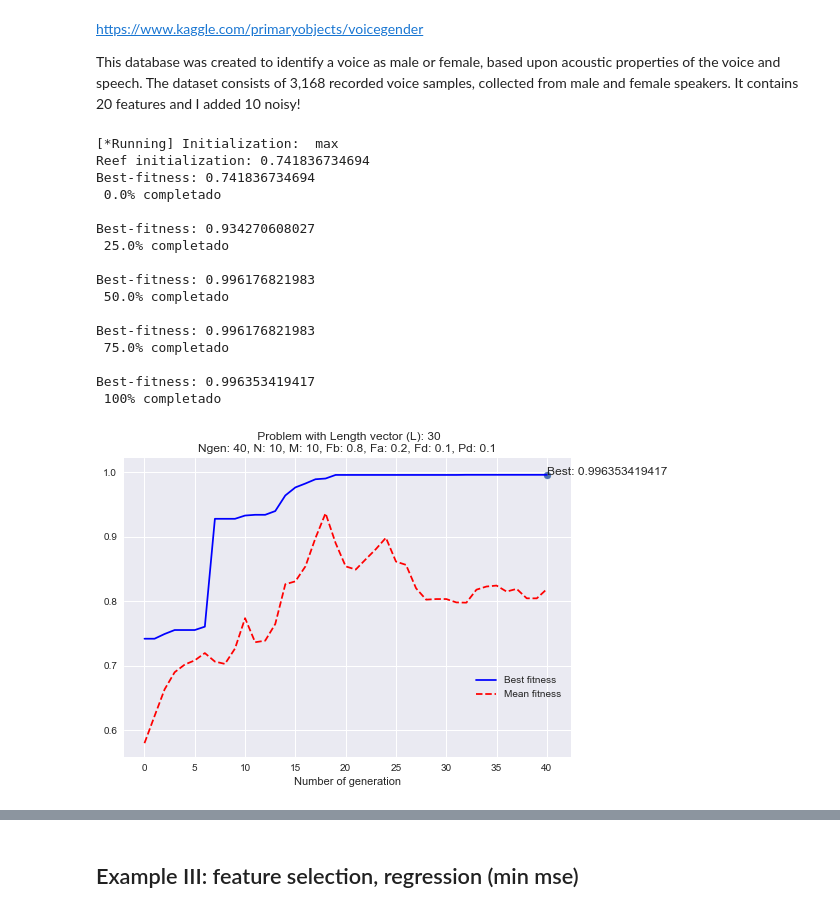
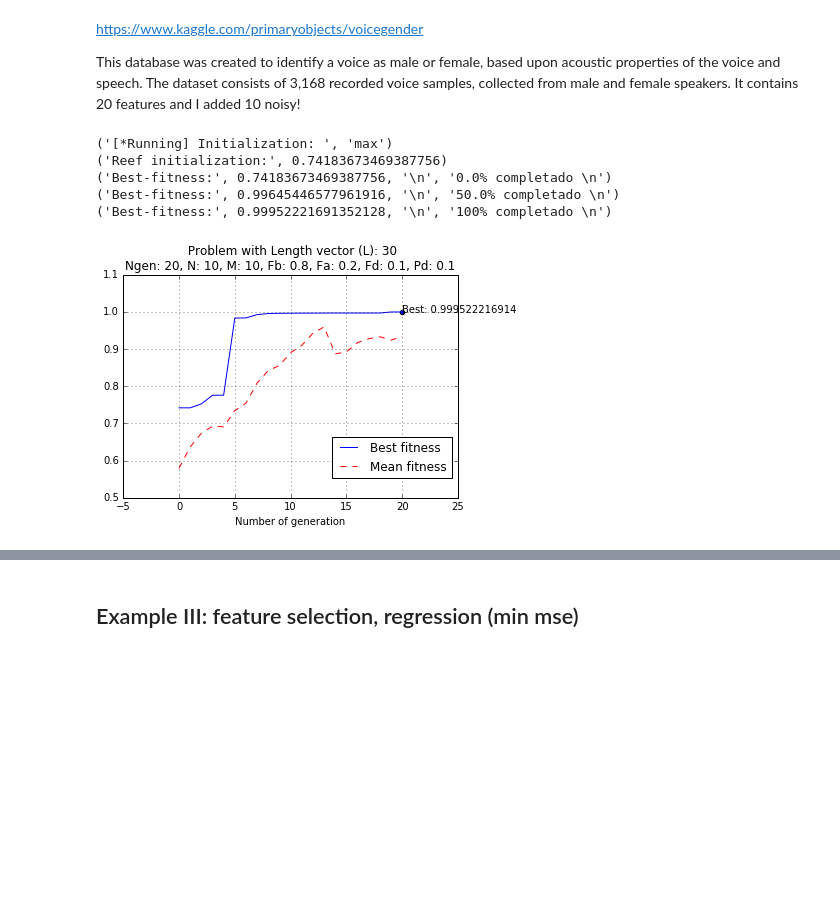
Before and after one commit to VictorPelaez/coral-reef-optimization-algorithm, a Jupyter notebook: cro/test.ipynb, the cells around one changed output, grey strips where cells are left out. Drawn from its saved outputs; the diff is of its cells as text; code cells hidden in the pictures; blank space fills up the shorter version.

```diff
--- a/cro/test.ipynb
+++ b/cro/test.ipynb
@@ -48,7 +51,7 @@ from fitness import max_ones
 ## ------------------------------------------------------
 ## Parameters initialization
 ## ------------------------------------------------------
-Ngen = 200                 # Number of generations
+Ngen = 50                 # Number of generations
 N  = 60                    # MxN: reef size
 M  = 60                    # MxN: reef size
 Fb = 0.85                   # Broadcast prob.
@@ -92,49 +96,38 @@ from fitness import feature_selection
 ## ------------------------------------------------------
 ## Parameters initialization
 ## ------------------------------------------------------
-Ngen = 40                  # Number of generations
+Ngen = 20                  # Number of generations
 N  = 10                    # MxN: reef size
 M  = 10                    # MxN: reef size
 Fb = 0.8                   # Broadcast prob.
 Fa = 0.2                   # Asexual reproduction prob.
 Fd = 0.1                   # Fraction of the corals to be eliminated in the depredation operator.
 r0 = 0.6                   # Free/total initial proportion
 k  = 3                     # Number of opportunities for a new coral to settle in the reef
 Pd = 0.1                   # Depredation prob.
 opt= 'max'                 # flag: 'max' for maximizing and 'min' for minimizing
 ## ------------------------------------------------------
 
 dataset = load_data('voice')
 L = dataset.data.shape[1] # number of features
 X = dataset.data
 y = dataset.target
 
 clf = KNeighborsClassifier(2)
 
 fitness_coral = partial(feature_selection, X=X, y=y, model=clf,
                         get_prediction = lambda clf, X: clf.predict_proba(X)[:, 1],
                         metric=roc_auc_score)
 
 cro = CRO(Ngen, N, M, Fb, Fa, Fd, r0, k, Pd, fitness_coral, opt, L, seed=13, verbose=True)
 %time (REEF, REEFpob, REEFfitness, ind_best, Bestfitness, Meanfitness) = cro.fit(X, y, clf)
 
 names = np.array(dataset.feature_names)
 print(names[REEFpob[ind_best, :]>0])
 # %% [output]
-[*Running] Initialization:  max
-Reef initialization: 0.741836734694
-Best-fitness: 0.741836734694
- 0.0% completado
-
-Best-fitness: 0.934270608027
- 25.0% completado
-
-Best-fitness: 0.996176821983
- 50.0% completado
-
-Best-fitness: 0.996176821983
- 75.0% completado
-
-Best-fitness: 0.996353419417
- 100% completado
+('[*Running] Initialization: ', 'max')
+('Reef initialization:', 0.74183673469387756)
+('Best-fitness:', 0.74183673469387756, '\n', '0.0% completado \n')
+('Best-fitness:', 0.99645446577961916, '\n', '50.0% completado \n')
+('Best-fitness:', 0.99952221691352128, '\n', '100% completado \n')
-[figure, old version]
+[figure, new version]
```
Also changed, not shown: parts of 4 cells of this notebook.
